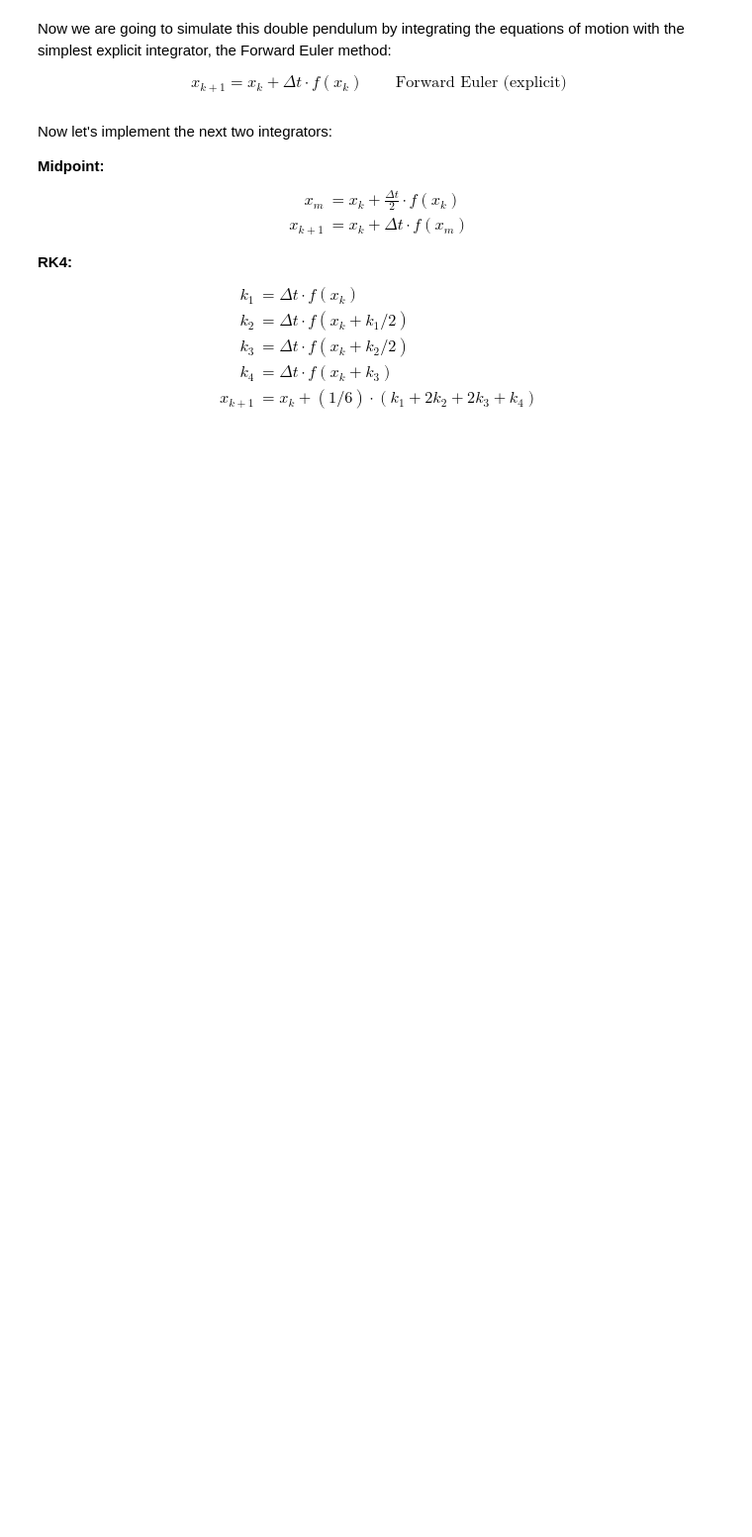
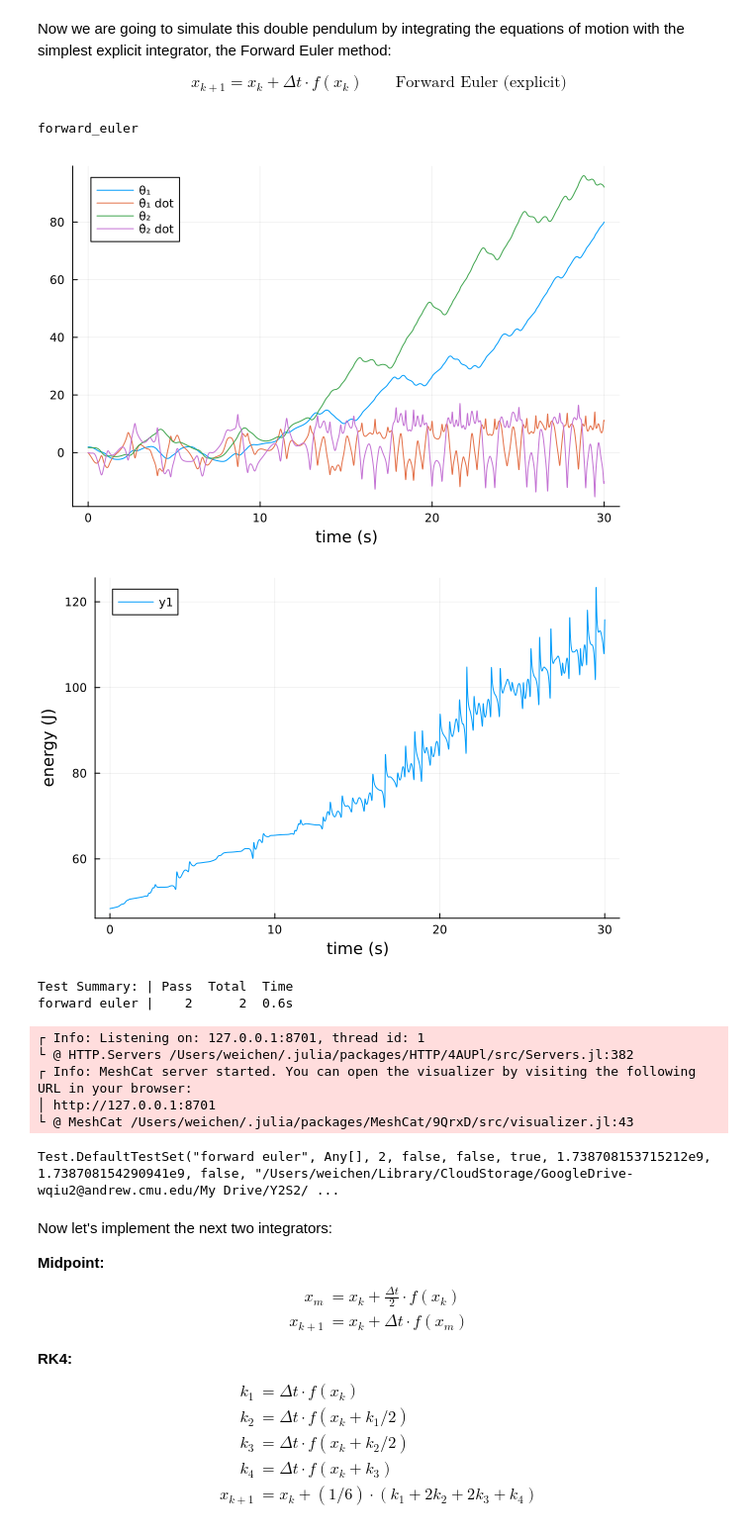
Before and after one commit to w3ichen/HW1_S25, a Jupyter notebook: Q1.ipynb, the cells around one changed output. Shown at 99% size. Cells and saved outputs as stored; diff of their text form; code cells hidden in the pictures; blank space fills up the shorter version.

```diff
--- a/Q1.ipynb
+++ b/Q1.ipynb
@@ -129,11 +155,14 @@ Given `ẋ = dynamics(params, x)`, take in the current state `x` and integrate i
 using Forward Euler method.
 """
 function forward_euler(params::NamedTuple, dynamics::Function, x::Vector, dt::Real)::Vector
-    # ẋ = dynamics(params, x)
+    ẋ = dynamics(params, x)
     # TODO: implement forward euler
-    error("forward euler not implemented")
-    return 0*x
+
+    # error("forward euler not implemented")
+    return x + dt*ẋ
 end
+# %% [output]
+forward_euler
 # %%
 include(joinpath(@__DIR__, "animation.jl"))
 
@@ -150,33 +179,47 @@ include(joinpath(@__DIR__, "animation.jl"))
 
     # initial condition
     x0 = [pi/1.6; 0; pi/1.8; 0]
 
     # time step size (s)
     dt = 0.01
     tf = 30.0
     t_vec = 0:dt:tf
     N = length(t_vec)
 
     # store the trajectory in a vector of vectors
     X = [zeros(4) for i = 1:N]
     X[1] = 1*x0
 
     # TODO: simulate the double pendulum with `forward_euler`
     # X[k] = `x_k`, so X[k+1] = forward_euler(params, double_pendulum_dynamics, X[k], dt)
+    for k = 1:N-1
+        X[k+1] = forward_euler(params, double_pendulum_dynamics, X[k], dt)
+    end
 
     # calculate energy
     E = [double_pendulum_energy(params,x) for x in X]
 
     @test norm(X[end]) > 1e-10   # make sure all X's were updated
     @test 2 < (E[end]/E[1]) < 3  # energy should be increasing
 
     # plot state history, energy history, and animate it
     display(plot(t_vec, hcat(X...)',xlabel = "time (s)", label = ["θ₁" "θ̇₁ dot" "θ₂" "θ̇₂ dot"]))
     display(plot(t_vec, E, xlabel = "time (s)", ylabel = "energy (J)"))
     meshcat_animate(params,X,dt,N)
 
 
 end
+# %% [output]
+[figure, added]
+[figure, added]
+Test Summary: | Pass  Total  Time
+forward euler |    2      2  0.6s
+┌ Info: Listening on: 127.0.0.1:8701, thread id: 1
+└ @ HTTP.Servers /Users/weichen/.julia/packages/HTTP/4AUPl/src/Servers.jl:382
+┌ Info: MeshCat server started. You can open the visualizer by visiting the following URL in your browser:
+│ http://127.0.0.1:8701
+└ @ MeshCat /Users/weichen/.julia/packages/MeshCat/9QrxD/src/visualizer.jl:43
+Test.DefaultTestSet("forward euler", Any[], 2, false, false, true, 1.738708153715212e9, 1.738708154290941e9, false, "/Users/weichen/Library/CloudStorage/GoogleDrive-wqiu2@andrew.cmu.edu/My Drive/Y2S2/ ...
 # %% [markdown]
 Now let's implement the next two integrators:
 
```
Also changed, not shown: parts of 14 cells of this notebook, 1 other file.
